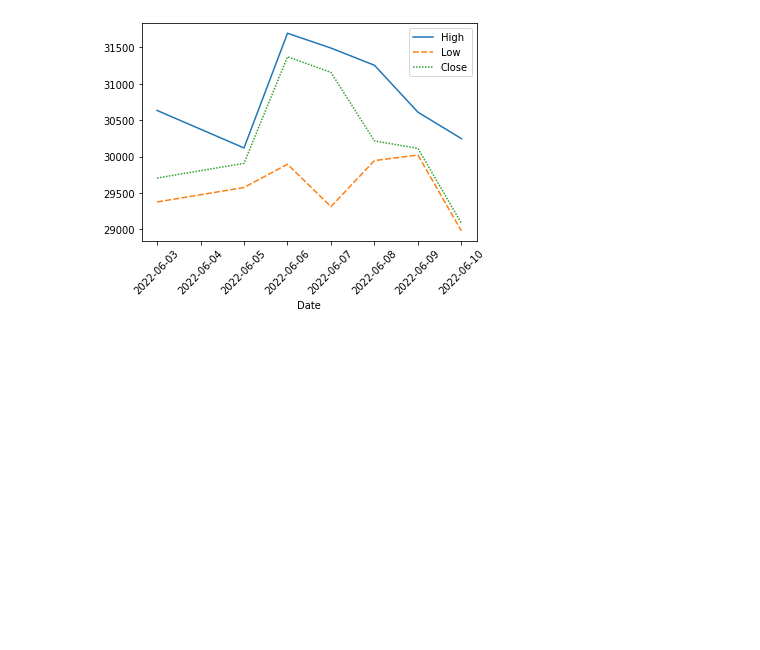
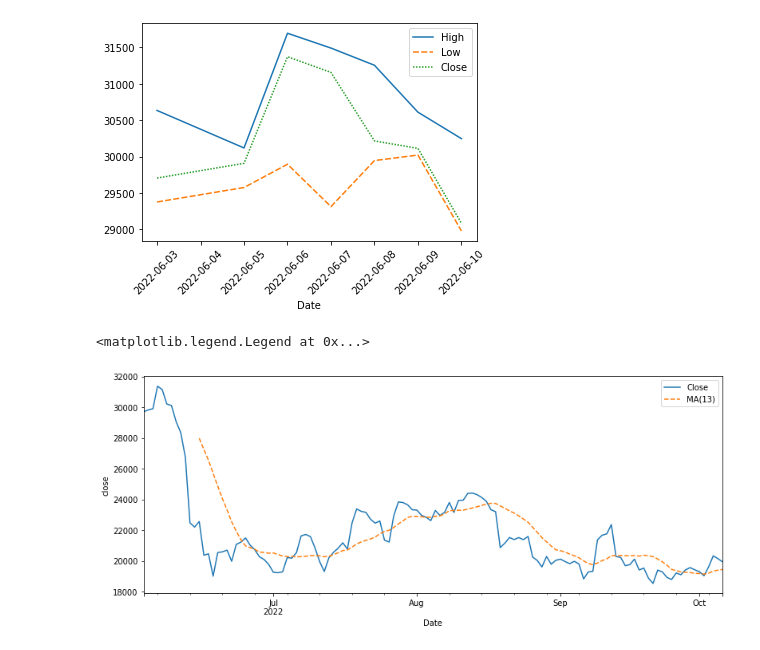
Before and after one commit to Denis04-M/data-wrangling-practise, a Jupyter notebook: practice.ipynb, the cells around one changed output. Drawn from its saved outputs; the diff is of its cells as text; code cells hidden in the pictures; blank space fills up the shorter version.

```diff
--- a/practice.ipynb
+++ b/practice.ipynb
@@ -1366,3 +1370,11 @@ plt = sns.lineplot(data=btc_highs[['High', 'Low', 'Close']])
 plt.tick_params(axis='x', rotation=45)
 # %% [output]
 [figure]
+# %%
+btc_close = btc.Close
+plt = btc_close.plot(ylabel='close', figsize=(13, 5))
+plt = btc_close.rolling(13).mean().plot(label='MA(13)', style='--')
+plt.legend()
+# %% [output]
+<matplotlib.legend.Legend at 0x...>
+[figure, added]
```
Also changed, not shown: parts of 10 cells of this notebook.
